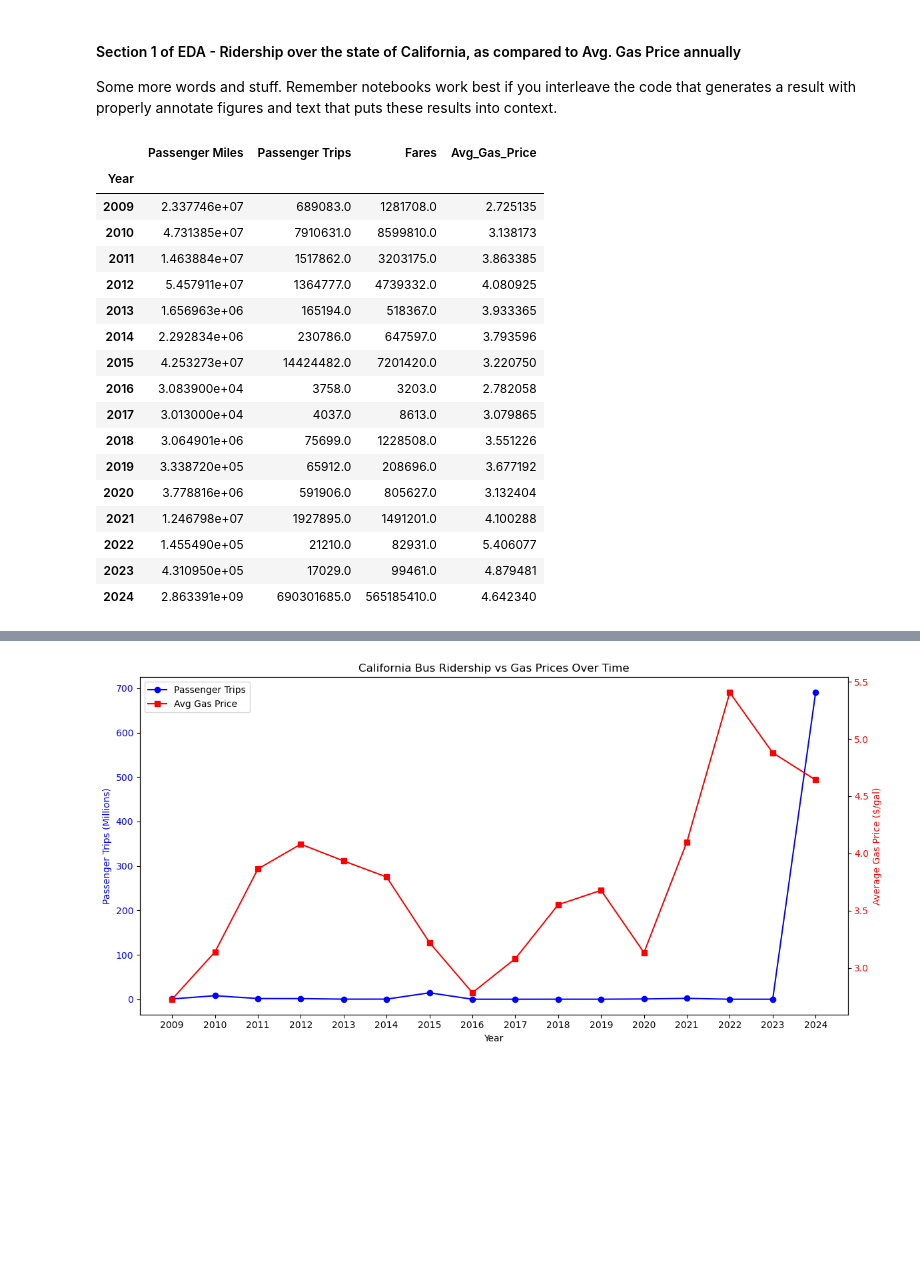
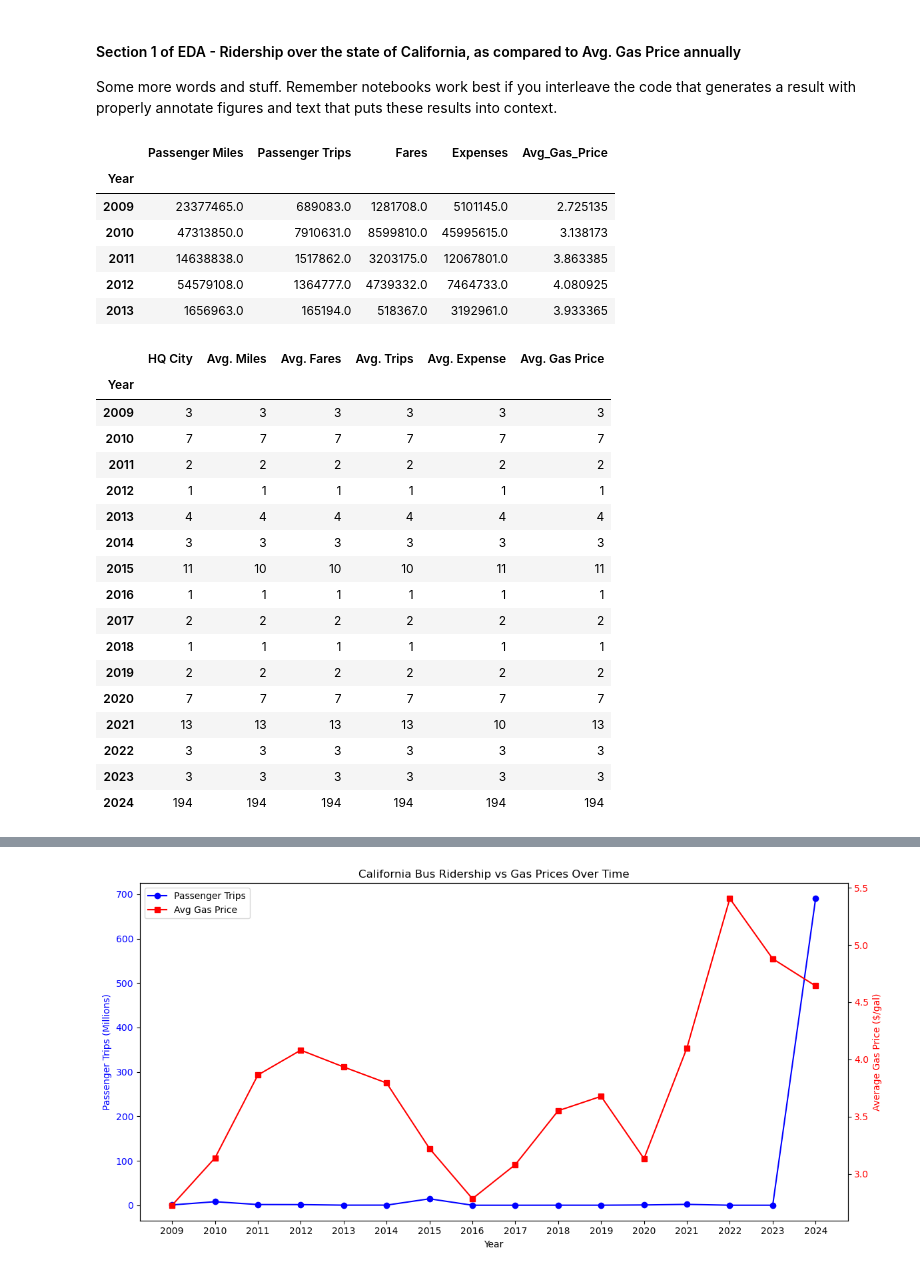
Before and after one commit to COGS108/Group012_WI26, a Jupyter notebook: 02-EDACheckpoint.ipynb, the cells around one changed output, grey strips where cells are left out. Cells and saved outputs as stored; diff of their text form; code cells hidden in the pictures; blank space fills up the shorter version.

```diff
--- a/02-EDACheckpoint.ipynb
+++ b/02-EDACheckpoint.ipynb
@@ -239,7 +236,7 @@ ride_df.head()
 # %%
 # Filters ride_df to only include data points from the state of California and transit mode by Bus
 ride_df = ride_df[ride_df['State'] == 'CA']
-ride_df = ride_df[ride_df['Mode'] == 'Bus']
+ride_df = ride_df[ride_df['Mode'] == 'Bus'].reset_index(drop=True)
 ride_df.head()
 # %% [output]
 |  | Agency | Mode | HQ City | State | Population | Year | Passenger Miles | Passenger Trips | Fares | ... |
@@ -267,32 +264,21 @@ Some more words and stuff.  Remember notebooks work best if you interleave the c
 # %%
 # Group gas_df by year and get the average gas price for each year, then convert into a dictionary to map onto ride_df
 gas_df_avg = gas_df.groupby('Year')['Gas_Price'].mean().to_dict()
 
 # Create new dataframe based on ride_df and grouping by year
-ride_df_state = ride_df.groupby(['Year'])[['Passenger Miles', 'Passenger Trips', 'Fares']].sum()
+ride_df_state = ride_df.groupby(['Year'])[['Passenger Miles', 'Passenger Trips', 'Fares', 'Expenses']].sum()
 
 # Reformatting to add Avg_Gas_Price as a column after grouping
 ride_df_state = ride_df_state.reset_index()
 ride_df_state['Avg_Gas_Price'] = ride_df_state['Year'].map(gas_df_avg)
 ride_df_state = ride_df_state.set_index(['Year'])
 
-ride_df_state
+ride_df_state.head()
 # %% [output]
-|  | Passenger Miles | Passenger Trips | Fares | Avg_Gas_Price |
-| Year |  |  |  |  |
-| 2009 | 2.337746e+07 | 689083.0 | 1281708.0 | 2.725135 |
-| 2010 | 4.731385e+07 | 7910631.0 | 8599810.0 | 3.138173 |
-| 2011 | 1.463884e+07 | 1517862.0 | 3203175.0 | 3.863385 |
-| 2012 | 5.457911e+07 | 1364777.0 | 4739332.0 | 4.080925 |
-| 2013 | 1.656963e+06 | 165194.0 | 518367.0 | 3.933365 |
-| 2014 | 2.292834e+06 | 230786.0 | 647597.0 | 3.793596 |
-| 2015 | 4.253273e+07 | 14424482.0 | 7201420.0 | 3.220750 |
-| 2016 | 3.083900e+04 | 3758.0 | 3203.0 | 2.782058 |
-| 2017 | 3.013000e+04 | 4037.0 | 8613.0 | 3.079865 |
-| 2018 | 3.064901e+06 | 75699.0 | 1228508.0 | 3.551226 |
-| 2019 | 3.338720e+05 | 65912.0 | 208696.0 | 3.677192 |
-| 2020 | 3.778816e+06 | 591906.0 | 805627.0 | 3.132404 |
-| 2021 | 1.246798e+07 | 1927895.0 | 1491201.0 | 4.100288 |
-| 2022 | 1.455490e+05 | 21210.0 | 82931.0 | 5.406077 |
-| 2023 | 4.310950e+05 | 17029.0 | 99461.0 | 4.879481 |
-| 2024 | 2.863391e+09 | 690301685.0 | 565185410.0 | 4.642340 |
+|  | Passenger Miles | Passenger Trips | Fares | Expenses | Avg_Gas_Price |
+| Year |  |  |  |  |  |
+| 2009 | 23377465.0 | 689083.0 | 1281708.0 | 5101145.0 | 2.725135 |
+| 2010 | 47313850.0 | 7910631.0 | 8599810.0 | 45995615.0 | 3.138173 |
+| 2011 | 14638838.0 | 1517862.0 | 3203175.0 | 12067801.0 | 3.863385 |
+| 2012 | 54579108.0 | 1364777.0 | 4739332.0 | 7464733.0 | 4.080925 |
+| 2013 | 1656963.0 | 165194.0 | 518367.0 | 3192961.0 | 3.933365 |
@@ -298,0 +300,22 @@ ride_df_state
+# %%
+ride_df_sc.groupby('Year').count()
+# Counts number of datapoints by year
+# %% [output]
+|  | HQ City | Avg. Miles | Avg. Fares | Avg. Trips | Avg. Expense | Avg. Gas Price |
+| Year |  |  |  |  |  |  |
+| 2009 | 3 | 3 | 3 | 3 | 3 | 3 |
+| 2010 | 7 | 7 | 7 | 7 | 7 | 7 |
+| 2011 | 2 | 2 | 2 | 2 | 2 | 2 |
+| 2012 | 1 | 1 | 1 | 1 | 1 | 1 |
+| 2013 | 4 | 4 | 4 | 4 | 4 | 4 |
+| 2014 | 3 | 3 | 3 | 3 | 3 | 3 |
+| 2015 | 11 | 10 | 10 | 10 | 11 | 11 |
+| 2016 | 1 | 1 | 1 | 1 | 1 | 1 |
+| 2017 | 2 | 2 | 2 | 2 | 2 | 2 |
+| 2018 | 1 | 1 | 1 | 1 | 1 | 1 |
+| 2019 | 2 | 2 | 2 | 2 | 2 | 2 |
+| 2020 | 7 | 7 | 7 | 7 | 7 | 7 |
+| 2021 | 13 | 13 | 13 | 13 | 10 | 13 |
+| 2022 | 3 | 3 | 3 | 3 | 3 | 3 |
+| 2023 | 3 | 3 | 3 | 3 | 3 | 3 |
+| 2024 | 194 | 194 | 194 | 194 | 194 | 194 |
```
Also changed, not shown: parts of 5 cells of this notebook.
